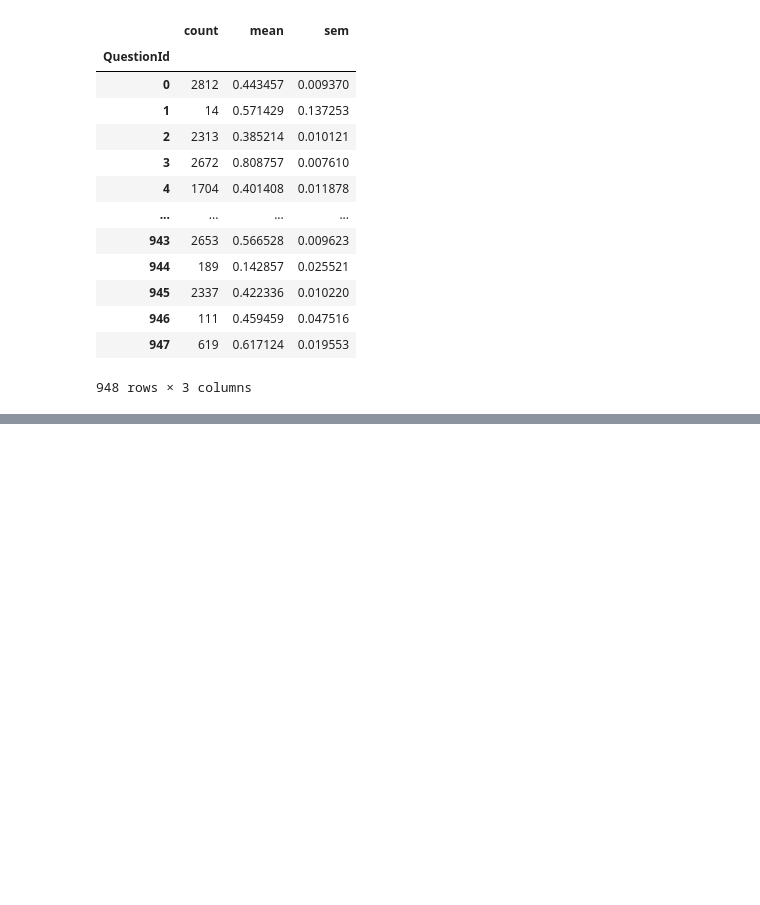
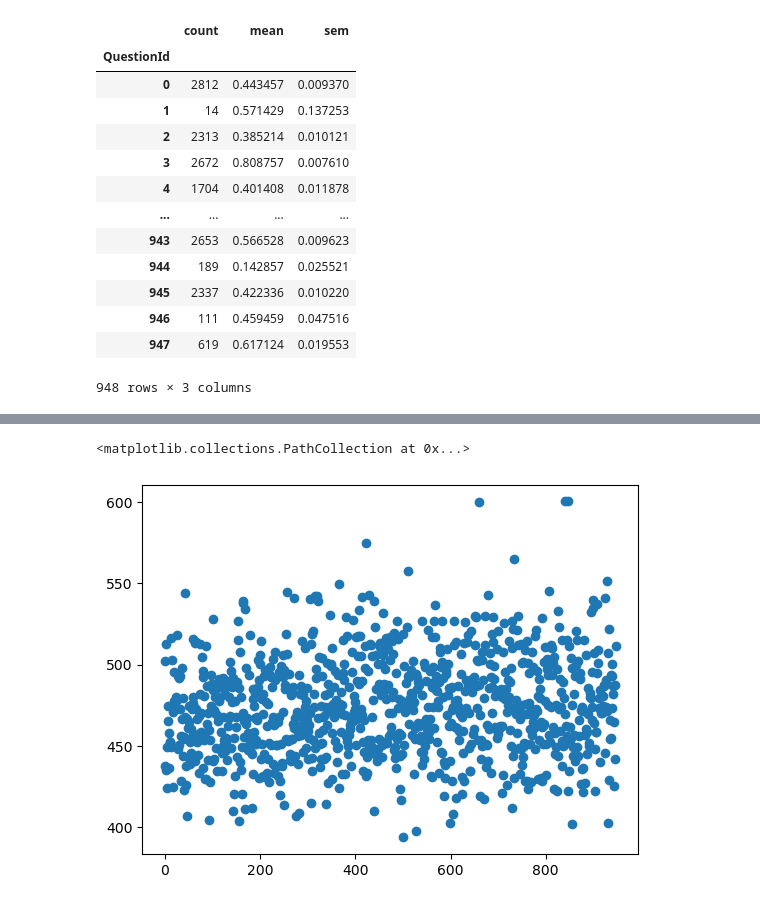
Before and after one commit to jeong-inn/question_quality_assessment, a Jupyter notebook: 20211426.ipynb, the cells around one changed output, grey strips where cells are left out. Cells and saved outputs as stored; diff of their text form; code cells hidden in the pictures; blank space fills up the shorter version.

```diff
--- a/20211426.ipynb
+++ b/20211426.ipynb
@@ -178,3 +152,9 @@ grouped_data
 | 946 | 111 | 0.459459 | 0.047516 |
 | 947 | 619 | 0.617124 | 0.019553 |
 948 rows × 3 columns
+# %%
+import statsmodels.formula.api as smf
+
+
+lm = smf.ols(formula='I(grouped_data.index) ~ (sem + (abs(50-mean))/count) - I(grouped_data.index/1000)', data=grouped_data)
+lm.fit().summary()
@@ -180,0 +185,6 @@ grouped_data
+# %%
+predicted_values = lm.fit().predict(grouped_data)
+plt.scatter(grouped_data.index, predicted_values)
+# %% [output]
+<matplotlib.collections.PathCollection at 0x...>
+[figure, added]
```
Also changed, not shown: parts of 20 cells of this notebook, 1 other file.
